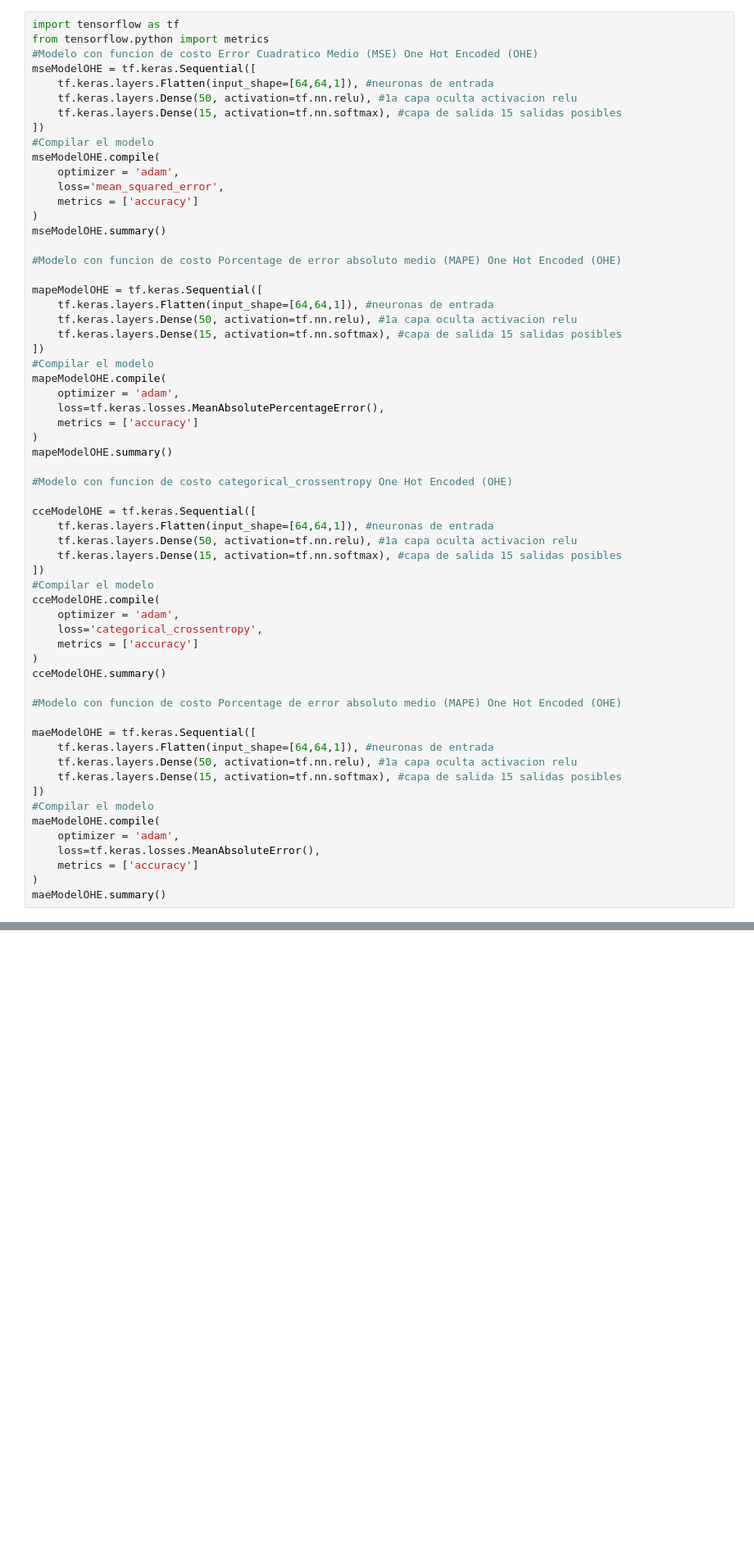
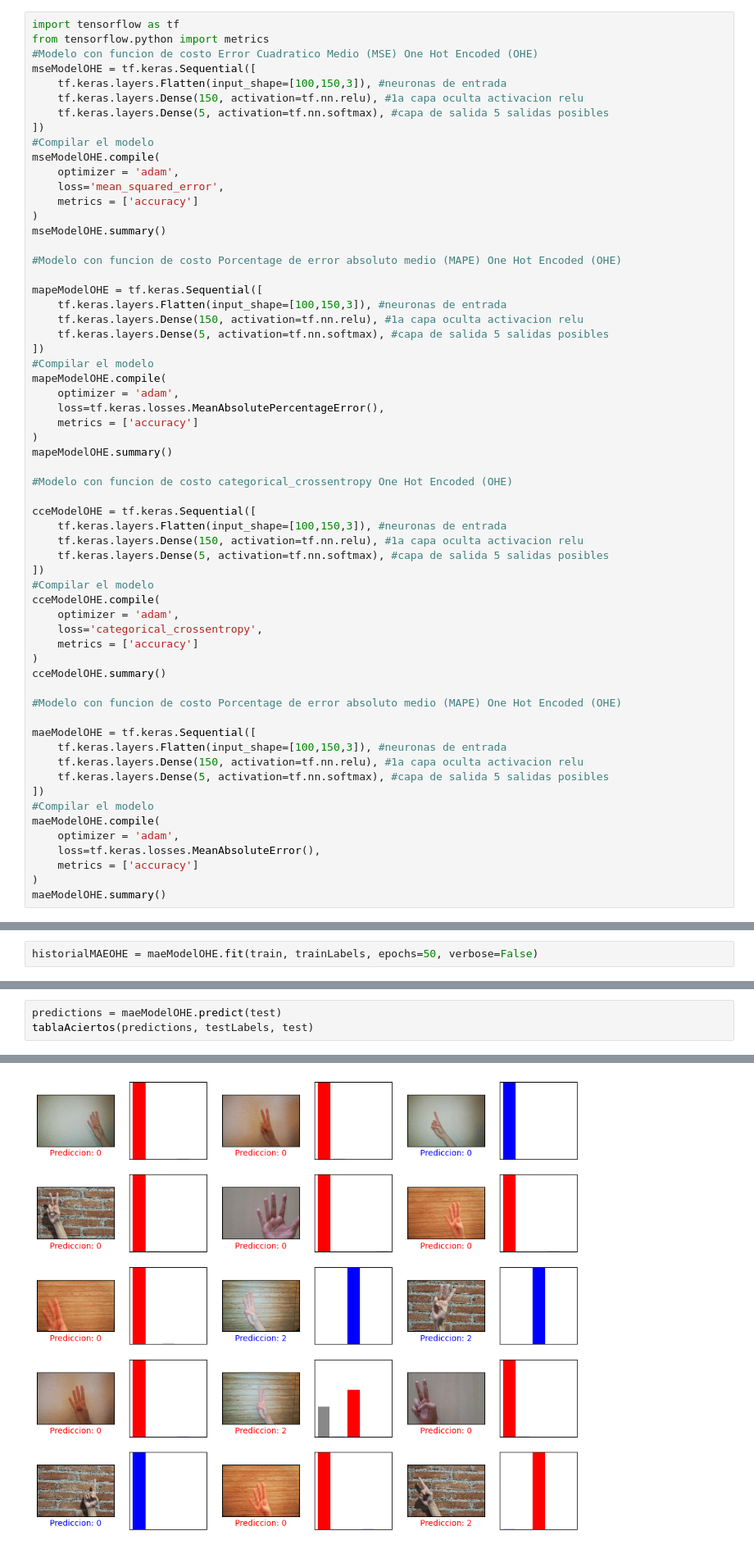
Before and after one commit to adriend1102/Hand-Clasification-VC-Project, a Jupyter notebook: code/CNN.ipynb, the cells around one changed output, grey strips where cells are left out. Shown at 82% size. Cells and saved outputs as stored; diff of their text form; blank space fills up the shorter version.

```diff
--- a/code/CNN.ipynb
+++ b/code/CNN.ipynb
@@ -31,9 +189,9 @@ import tensorflow as tf
 from tensorflow.python import metrics
 #Modelo con funcion de costo Error Cuadratico Medio (MSE) One Hot Encoded (OHE)
 mseModelOHE = tf.keras.Sequential([
-    tf.keras.layers.Flatten(input_shape=[64,64,1]), #neuronas de entrada
-    tf.keras.layers.Dense(50, activation=tf.nn.relu), #1a capa oculta activacion relu
-    tf.keras.layers.Dense(15, activation=tf.nn.softmax), #capa de salida 15 salidas posibles
+    tf.keras.layers.Flatten(input_shape=[100,150,3]), #neuronas de entrada
+    tf.keras.layers.Dense(150, activation=tf.nn.relu), #1a capa oculta activacion relu
+    tf.keras.layers.Dense(5, activation=tf.nn.softmax), #capa de salida 5 salidas posibles
 ])
 #Compilar el modelo
 mseModelOHE.compile(
@@ -46,9 +204,9 @@ mseModelOHE.summary()
 #Modelo con funcion de costo Porcentage de error absoluto medio (MAPE) One Hot Encoded (OHE)
 
 mapeModelOHE = tf.keras.Sequential([
-    tf.keras.layers.Flatten(input_shape=[64,64,1]), #neuronas de entrada
-    tf.keras.layers.Dense(50, activation=tf.nn.relu), #1a capa oculta activacion relu
-    tf.keras.layers.Dense(15, activation=tf.nn.softmax), #capa de salida 15 salidas posibles
+    tf.keras.layers.Flatten(input_shape=[100,150,3]), #neuronas de entrada
+    tf.keras.layers.Dense(150, activation=tf.nn.relu), #1a capa oculta activacion relu
+    tf.keras.layers.Dense(5, activation=tf.nn.softmax), #capa de salida 5 salidas posibles
 ])
 #Compilar el modelo
 mapeModelOHE.compile(
@@ -61,9 +219,9 @@ mapeModelOHE.summary()
 #Modelo con funcion de costo categorical_crossentropy One Hot Encoded (OHE)
 
 cceModelOHE = tf.keras.Sequential([
-    tf.keras.layers.Flatten(input_shape=[64,64,1]), #neuronas de entrada
-    tf.keras.layers.Dense(50, activation=tf.nn.relu), #1a capa oculta activacion relu
-    tf.keras.layers.Dense(15, activation=tf.nn.softmax), #capa de salida 15 salidas posibles
+    tf.keras.layers.Flatten(input_shape=[100,150,3]), #neuronas de entrada
+    tf.keras.layers.Dense(150, activation=tf.nn.relu), #1a capa oculta activacion relu
+    tf.keras.layers.Dense(5, activation=tf.nn.softmax), #capa de salida 5 salidas posibles
 ])
 #Compilar el modelo
 cceModelOHE.compile(
@@ -76,9 +234,9 @@ cceModelOHE.summary()
 #Modelo con funcion de costo Porcentage de error absoluto medio (MAPE) One Hot Encoded (OHE)
 
 maeModelOHE = tf.keras.Sequential([
-    tf.keras.layers.Flatten(input_shape=[64,64,1]), #neuronas de entrada
-    tf.keras.layers.Dense(50, activation=tf.nn.relu), #1a capa oculta activacion relu
-    tf.keras.layers.Dense(15, activation=tf.nn.softmax), #capa de salida 15 salidas posibles
+    tf.keras.layers.Flatten(input_shape=[100,150,3]), #neuronas de entrada
+    tf.keras.layers.Dense(150, activation=tf.nn.relu), #1a capa oculta activacion relu
+    tf.keras.layers.Dense(5, activation=tf.nn.softmax), #capa de salida 5 salidas posibles
 ])
 #Compilar el modelo
 maeModelOHE.compile(
@@ -89,0 +272,2 @@ maeModelOHE.summary()
+# %%
+historialMAEOHE = maeModelOHE.fit(train, trainLabels, epochs=50, verbose=False)
@@ -89,0 +326,4 @@ maeModelOHE.summary()
+# %%
+predictions = maeModelOHE.predict(test)
+tablaAciertos(predictions, testLabels, test)
+# %% [output]
@@ -89,0 +331 @@ maeModelOHE.summary()
+[figure, added]
```
Also changed, not shown: parts of 24 cells of this notebook.
